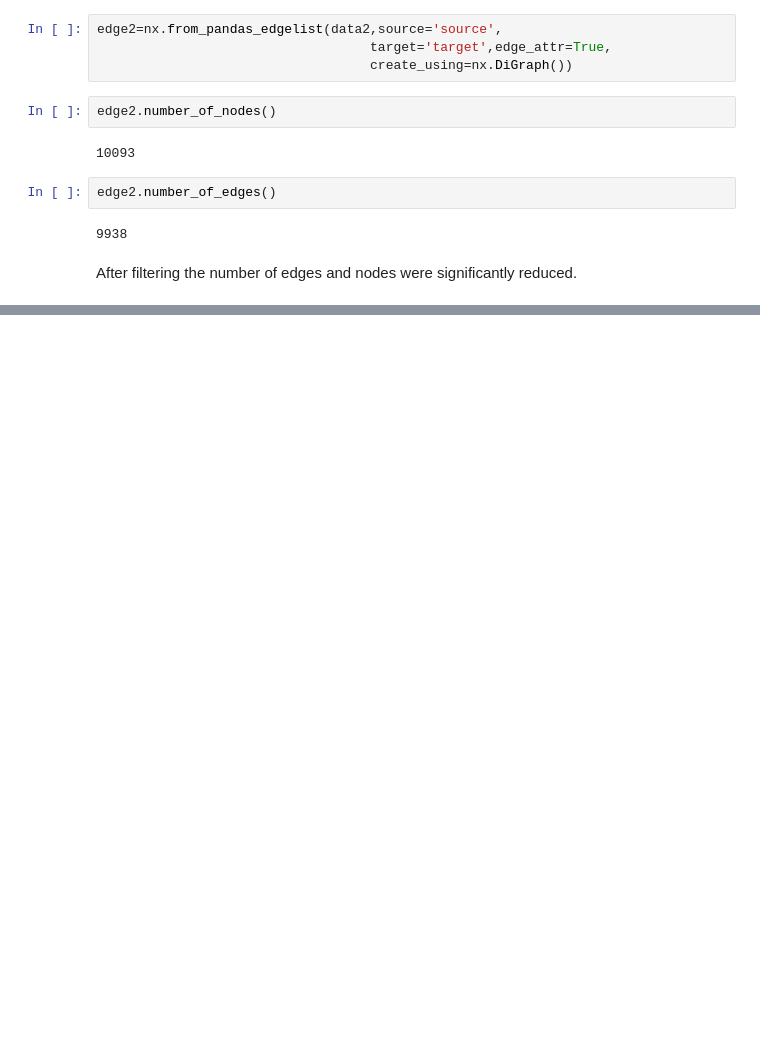
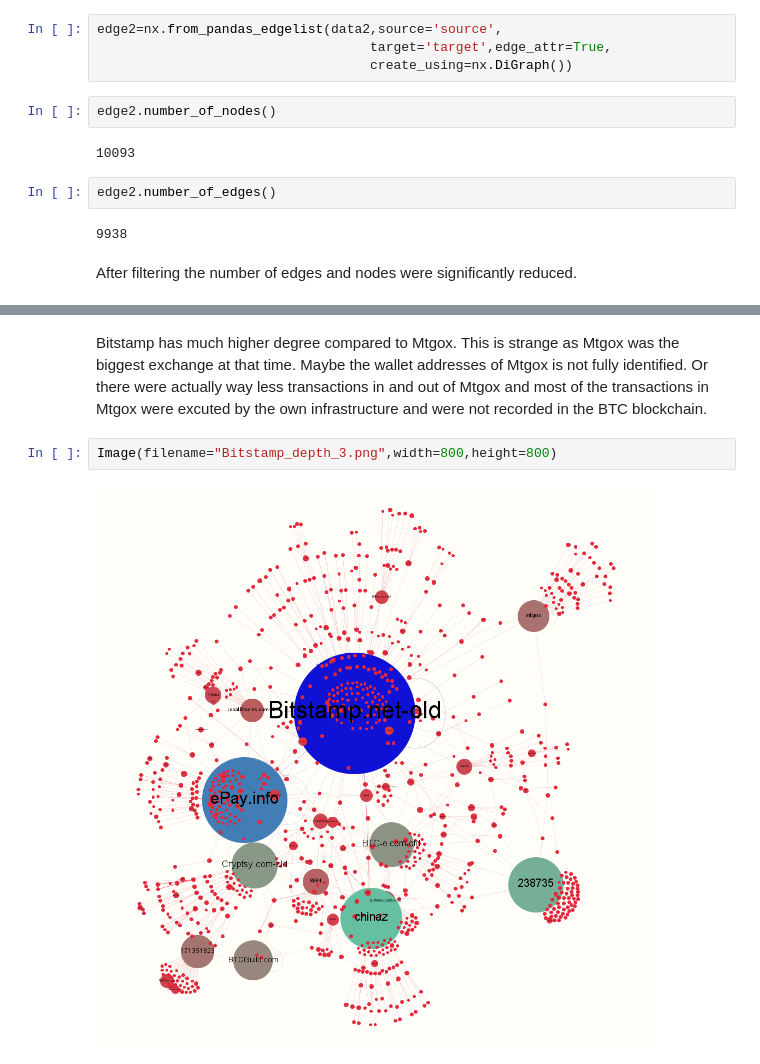
Before and after one commit to HongxiaTang/Mt.Gox, a Jupyter notebook: Viet's code/Project.ipynb, the cells around one changed output, grey strips where cells are left out. Saved outputs shown, nothing was run; the diff lists cells and outputs as text; blank space fills up the shorter version.

```diff
--- a/Viet's code/Project.ipynb
+++ b/Viet's code/Project.ipynb
@@ -109,0 +125,6 @@ After filtering the number of edges and nodes were significantly reduced.
+# %% [markdown]
+Bitstamp has much higher degree compared to Mtgox. This is strange as Mtgox was the biggest exchange at that time. Maybe the wallet addresses of Mtgox is not fully identified. Or there were actually way less transactions in and out of Mtgox and most of the transactions in Mtgox were excuted by the own infrastructure and were not recorded in the BTC blockchain.
+# %%
+Image(filename="Bitstamp_depth_3.png",width=800,height=800)
+# %% [output]
+[figure, added]
```
Also changed, not shown: parts of 8 cells of this notebook, 11 other files.
